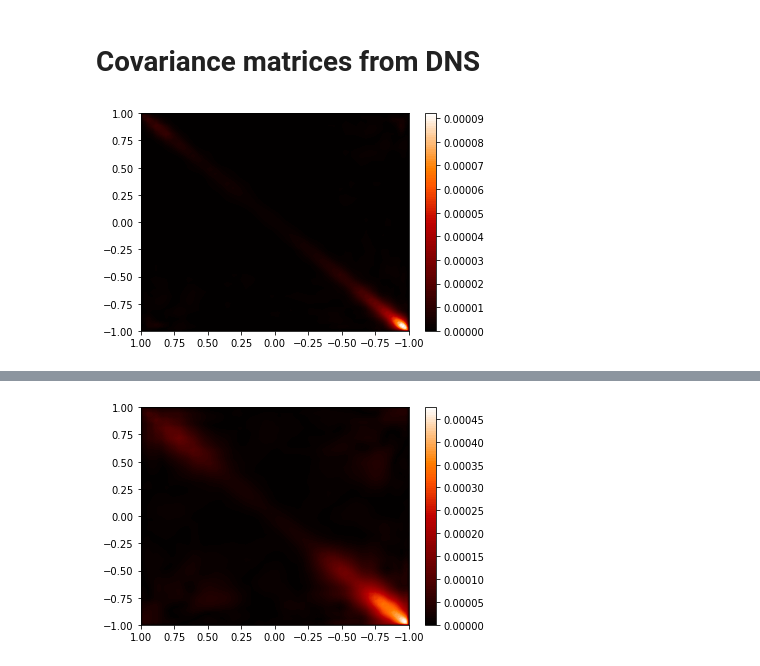
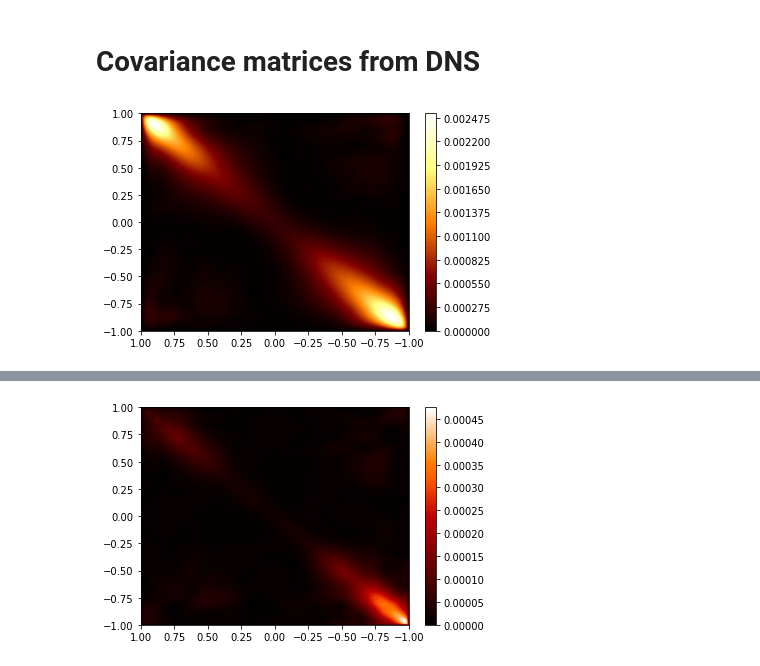
Before and after one commit to saba-vadarevu/Linear-Coherent-Structures-in-Channel-flows, a Jupyter notebook: library/statisticCompletion.ipynb, the cells around one changed output, grey strips where cells are left out. Drawn from its saved outputs; the diff is of its cells as text; code cells hidden in the pictures.

```diff
--- a/library/statisticCompletion.ipynb
+++ b/library/statisticCompletion.ipynb
@@ -114,16 +111,18 @@ plt.show()
 # %% [markdown]
 # Covariance matrices from DNS
 # %%
-N = 64
-covMat =np.load(covDataDir+'covR590N%dl08m10.npy'%N)
-z = pseudo.chebdif(N+2,1)[0][1:-1]
-plt.contourf(z, z,np.abs(covMat[0*N:1*N,0*N:1*N]),100,cmap=plt.get_cmap('gist_heat'))
+N = 192
+covDataDir = os.environ['DATA186']+'cov/'
+covMat =np.load(covDataDir+'covR186N192l08m10.npy')
+z = miscUtil.nodesCellCenters(nCells=192)
+#z = pseudo.chebdif(N+2,1)[0][1:-1]
+plt.contourf(z, z,np.abs(covMat[0*N:1*N,0*N:1*N]),100,cmap=plt.get_cmap('afmhot'))
 #plt.xscale("log")#; plt.yscale("log")
 #plt.clim([0., 1.0e-4])
 ax = plt.gca()
 ax.set_xlim(ax.get_xlim()[::-1])
 plt.colorbar()
 plt.show()
 #print(np.diag(covMat[:N,:N]))
 # %% [output]
-[figure, old version]
+[figure, new version]
```
Also changed, not shown: parts of 12 cells of this notebook, 4 other files.
